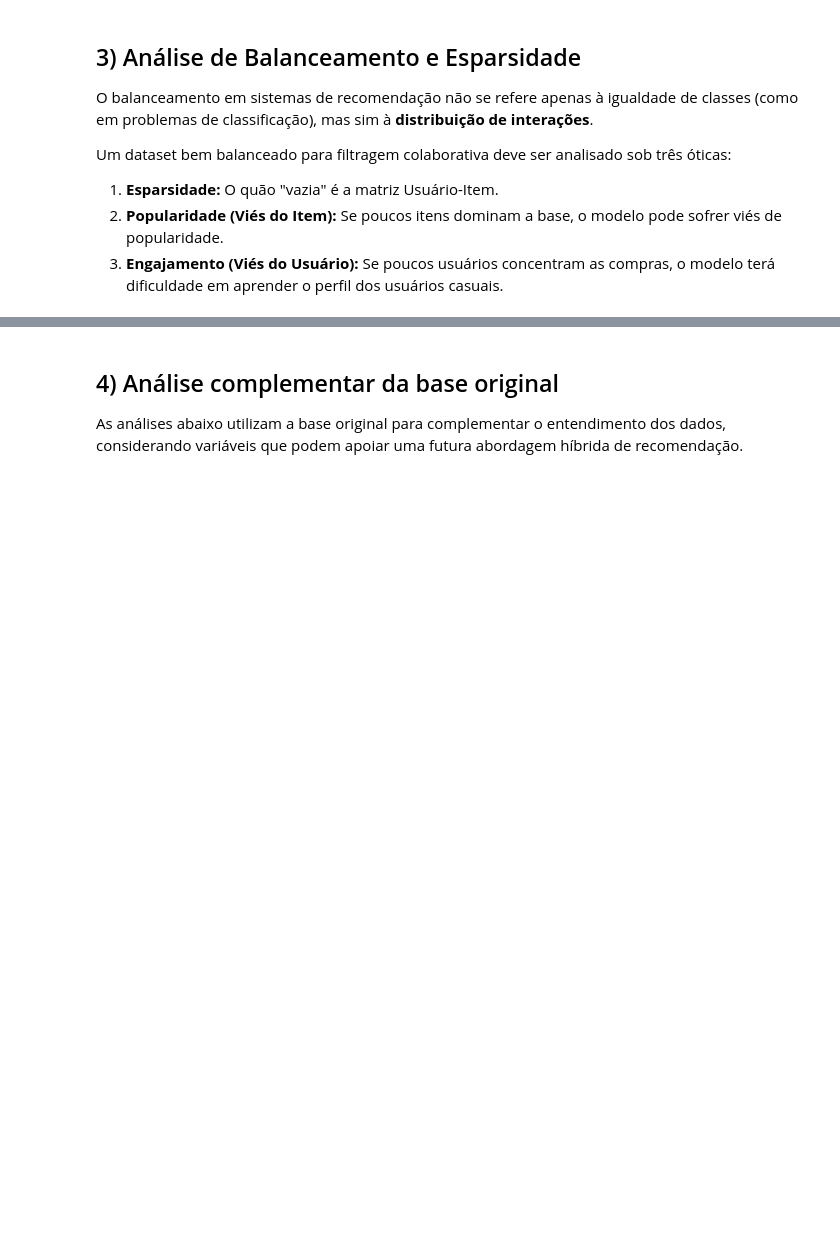
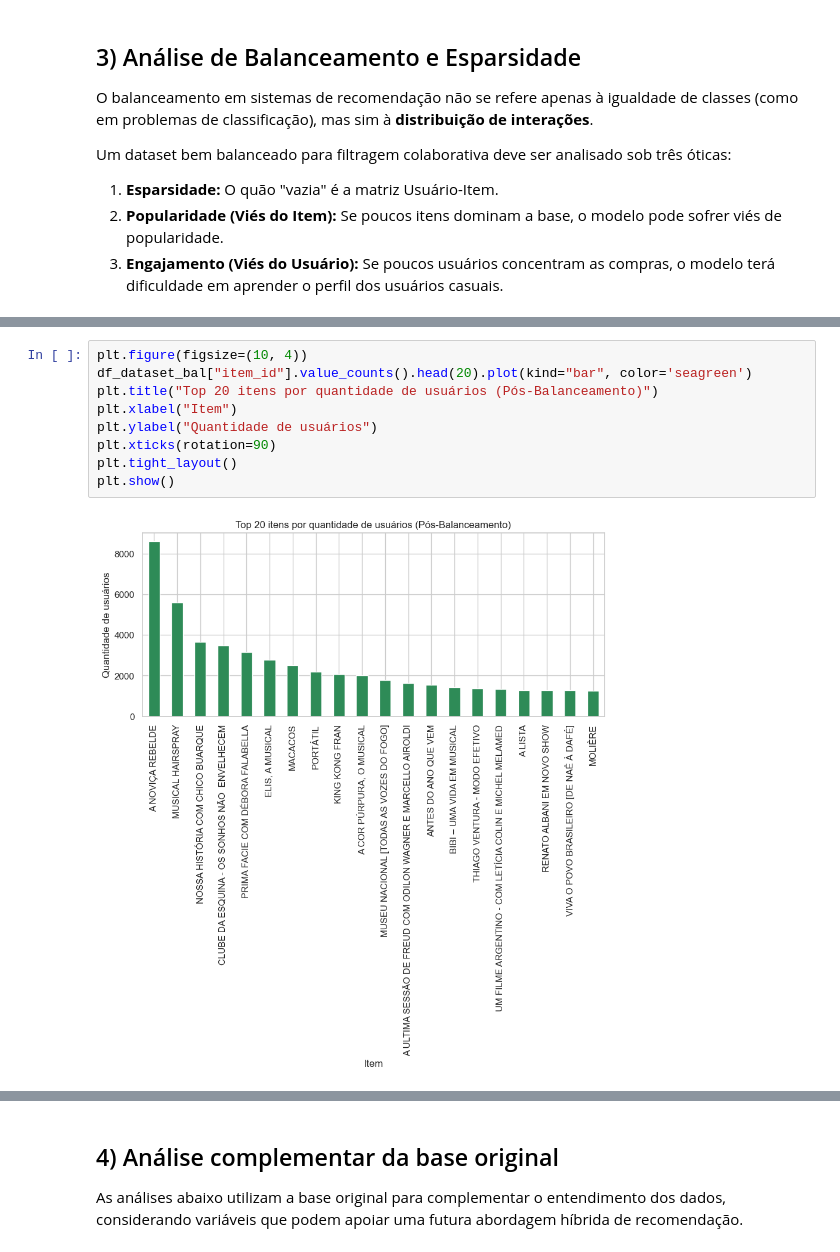
Before and after one commit to Kdu07/recomendashow, a Jupyter notebook: src/aad/analise_exploratoria_dados.ipynb, the cells around one changed output, grey strips where cells are left out. Cells and saved outputs as stored; diff of their text form; blank space fills up the shorter version.

```diff
--- a/src/aad/analise_exploratoria_dados.ipynb
+++ b/src/aad/analise_exploratoria_dados.ipynb
@@ -241,0 +310,11 @@ A análise de interações por usuário permite identificar se poucos compradore
+# %%
+plt.figure(figsize=(10, 4))
+df_dataset_bal["item_id"].value_counts().head(20).plot(kind="bar", color='seagreen')
+plt.title("Top 20 itens por quantidade de usuários (Pós-Balanceamento)")
+plt.xlabel("Item")
+plt.ylabel("Quantidade de usuários")
+plt.xticks(rotation=90)
+plt.tight_layout()
+plt.show()
+# %% [output]
+[figure, added]
```
Also changed, not shown: parts of 28 cells of this notebook, 1 other file.
